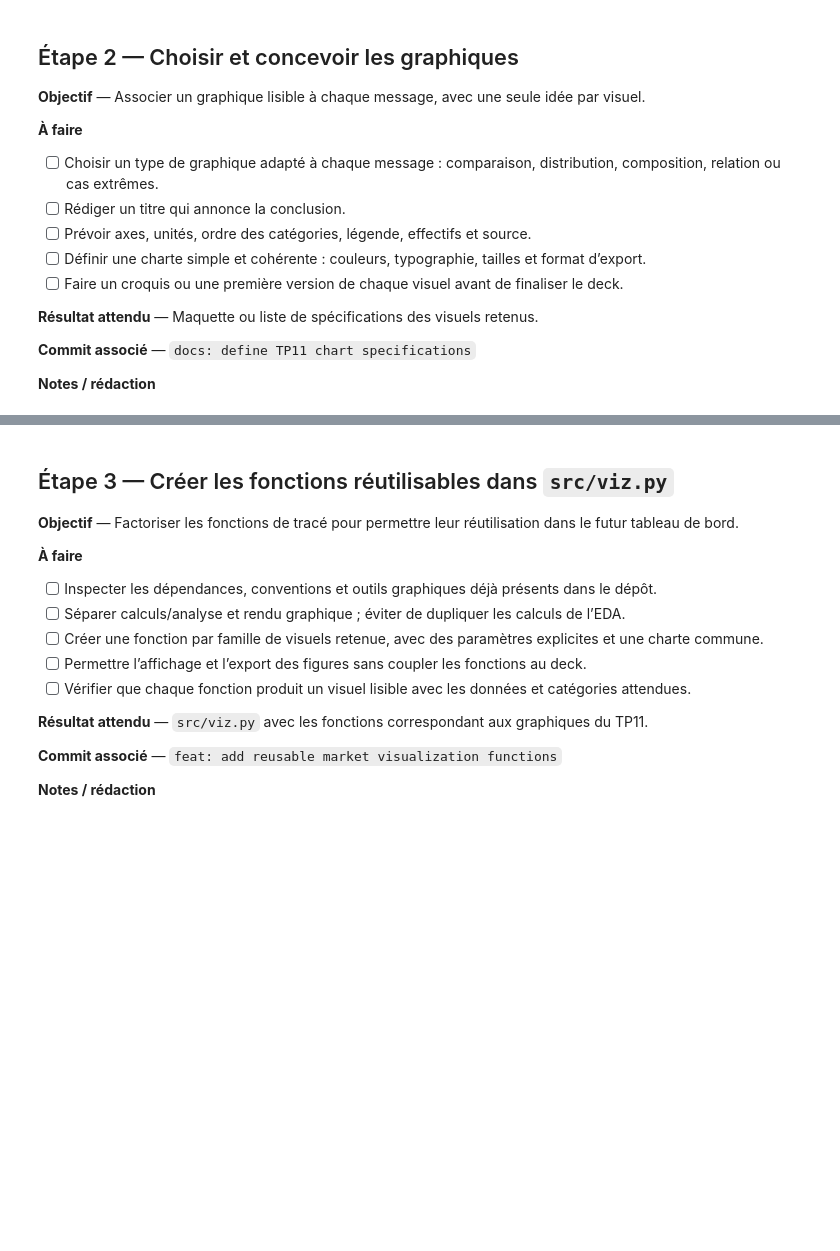
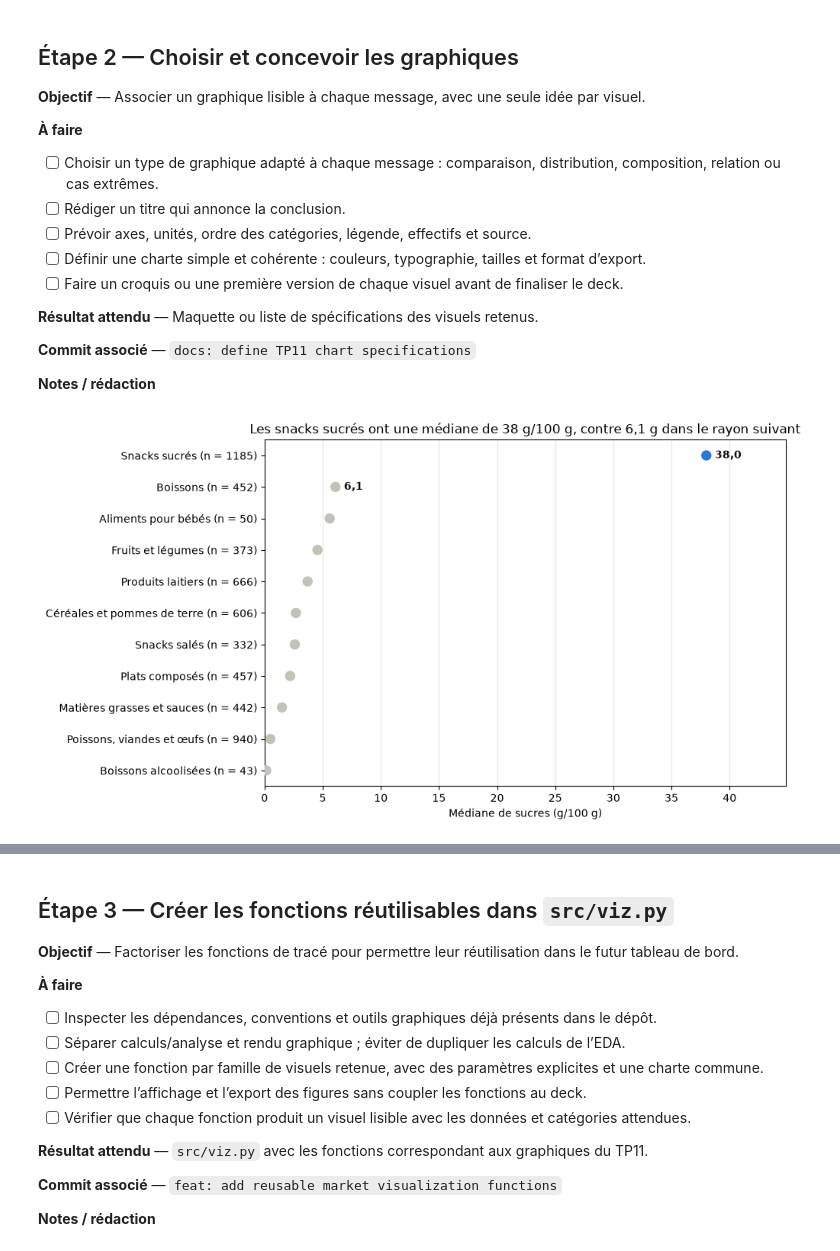
Before and after one commit to SDMM27/NutriScope, a Jupyter notebook: notebooks/tp11_plan_datastorytelling.ipynb, the cells around one changed output, grey strips where cells are left out. Saved outputs shown, nothing was run; the diff lists cells and outputs as text; code cells hidden in the pictures; blank space fills up the shorter version.

Commit message:
choix des 6 messages important et ré-interprétation graphique des messages

```diff
--- a/notebooks/tp11_plan_datastorytelling.ipynb
+++ b/notebooks/tp11_plan_datastorytelling.ipynb
@@ -66,0 +163,89 @@ Pour chaque résultat, avance dans cet ordre : **message → chiffre vérifié
+# %%
+# Sucres par rayon
+import matplotlib.pyplot as plt
+import numpy as np
+
+
+def tracer_medianes_sucres(profil_sucres):
+    """Trace la médiane de sucres par rayon, avec les effectifs disponibles.
+
+    `profil_sucres` doit être la table de `profil.loc["sugars_100g"]`,
+    avec les colonnes `mediane` et `n`, et les rayons en index.
+    """
+    donnees = (
+        profil_sucres[["mediane", "n"]]
+        .dropna(subset=["mediane"])
+        .sort_values("mediane", ascending=False)
+        .copy()
+    )
+
+    traductions = {
+        "Sugary snacks": "Snacks sucrés",
+        "Beverages": "Boissons",
+        "Baby foods": "Aliments pour bébés",
+        "Fruits and vegetables": "Fruits et légumes",
+        "Milk and dairy products": "Produits laitiers",
+        "Cereals and potatoes": "Céréales et pommes de terre",
+        "Salty snacks": "Snacks salés",
+        "Composite foods": "Plats composés",
+        "Fat and sauces": "Matières grasses et sauces",
+        "Fish Meat Eggs": "Poissons, viandes et œufs",
+        "Alcoholic beverages": "Boissons alcoolisées",
+    }
+
+    couleurs = [
+        BLEU if rayon == "Sugary snacks" else GRIS
+        for rayon in donnees.index
+    ]
+
+    y = np.arange(len(donnees))
+    fig, ax = plt.subplots(figsize=(10, 5.5))
+
+    ax.scatter(
+        donnees["mediane"],
+        y,
+        s=75,
+        c=couleurs,
+        zorder=3,
+    )
+
+    etiquettes = [
+        f"{traductions.get(rayon, rayon)} (n = {int(effectif)})"
+        for rayon, effectif in donnees["n"].items()
+    ]
+    ax.set_yticks(y, labels=etiquettes)
+    ax.invert_yaxis()
+
+    # Annoter les deux rayons mis en avant dans le message.
+    for rayon in ["Sugary snacks", "Beverages"]:
+        if rayon in donnees.index:
+            valeur = donnees.loc[rayon, "mediane"]
+            position_y = donnees.index.get_loc(rayon)
+            ax.annotate(
+                f"{valeur:.1f}".replace(".", ","),
+                xy=(valeur, position_y),
+                xytext=(8, 0),
+                textcoords="offset points",
+                va="center",
+                fontweight="bold",
+                color=ENCRE,
+            )
+
+    ax.set_title(
+        "Les snacks sucrés ont une médiane de 38 g/100 g, "
+        "contre 6,1 g dans le rayon suivant"
+    )
+    ax.set_xlabel("Médiane de sucres (g/100 g)")
+    ax.set_ylabel("")
+    ax.set_xlim(left=0, right=donnees["mediane"].max() * 1.18)
+    ax.grid(axis="x", alpha=0.3)
+    ax.set_axisbelow(True)
+
+    fig.tight_layout()
+    return fig, ax
+
+
+fig, ax = tracer_medianes_sucres(profil_sucres)
+plt.show()
+# %% [output]
+[figure, added]
```
Also changed, not shown: parts of 9 cells of this notebook.
